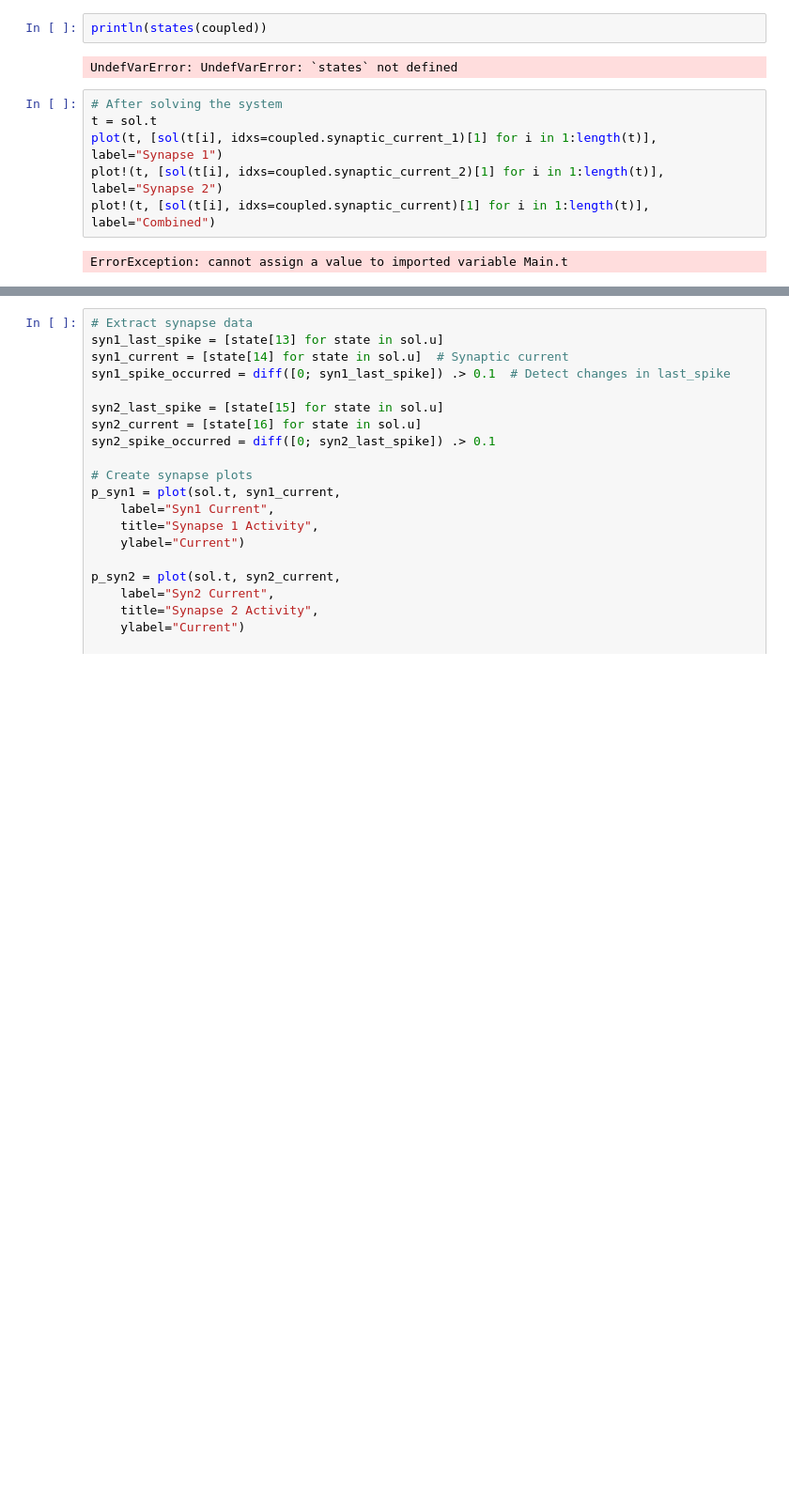
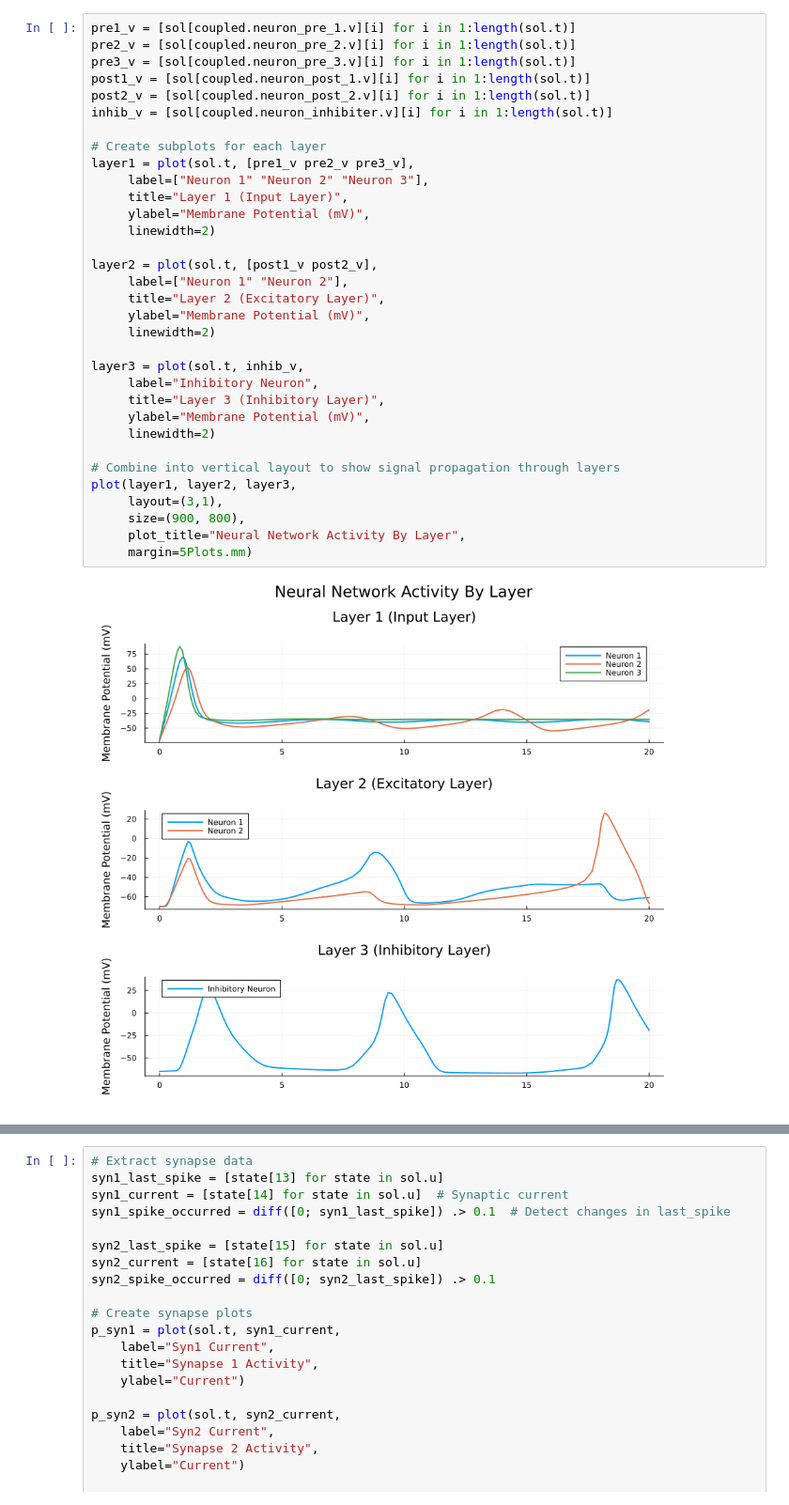
Before and after one commit to elouans/neuronbuilder, a Jupyter notebook: notebook.ipynb, the cells around one changed output, grey strips where cells are left out. Shown at 94% size. Drawn from its saved outputs; the diff is of its cells as text; blank space fills up the shorter version.

```diff
--- a/notebook.ipynb
+++ b/notebook.ipynb
@@ -311,12 +418,35 @@ t: 29-element Vector{Float64}:
-# %%
-println(states(coupled))
-# %% [output]
-UndefVarError: UndefVarError: `states` not defined
-# %%
-# After solving the system
-t = sol.t
-plot(t, [sol(t[i], idxs=coupled.synaptic_current_1)[1] for i in 1:length(t)], label="Synapse 1")
-plot!(t, [sol(t[i], idxs=coupled.synaptic_current_2)[1] for i in 1:length(t)], label="Synapse 2")
-plot!(t, [sol(t[i], idxs=coupled.synaptic_current)[1] for i in 1:length(t)], label="Combined")
-# %% [output]
-ErrorException: cannot assign a value to imported variable Main.t
+# %%
+pre1_v = [sol[coupled.neuron_pre_1.v][i] for i in 1:length(sol.t)]
+pre2_v = [sol[coupled.neuron_pre_2.v][i] for i in 1:length(sol.t)]
+pre3_v = [sol[coupled.neuron_pre_3.v][i] for i in 1:length(sol.t)]
+post1_v = [sol[coupled.neuron_post_1.v][i] for i in 1:length(sol.t)]
+post2_v = [sol[coupled.neuron_post_2.v][i] for i in 1:length(sol.t)]
+inhib_v = [sol[coupled.neuron_inhibiter.v][i] for i in 1:length(sol.t)]
+
+# Create subplots for each layer
+layer1 = plot(sol.t, [pre1_v pre2_v pre3_v],
+     label=["Neuron 1" "Neuron 2" "Neuron 3"],
+     title="Layer 1 (Input Layer)",
+     ylabel="Membrane Potential (mV)",
+     linewidth=2)
+
+layer2 = plot(sol.t, [post1_v post2_v],
+     label=["Neuron 1" "Neuron 2"],
+     title="Layer 2 (Excitatory Layer)",
+     ylabel="Membrane Potential (mV)",
+     linewidth=2)
+
+layer3 = plot(sol.t, inhib_v,
+     label="Inhibitory Neuron",
+     title="Layer 3 (Inhibitory Layer)",
+     ylabel="Membrane Potential (mV)",
+     linewidth=2)
+
+# Combine into vertical layout to show signal propagation through layers
+plot(layer1, layer2, layer3,
+     layout=(3,1),
+     size=(900, 800),
+     plot_title="Neural Network Activity By Layer",
+     margin=5Plots.mm)
+# %% [output]
+[figure, added]
```
Also changed, not shown: parts of 3 cells of this notebook.
